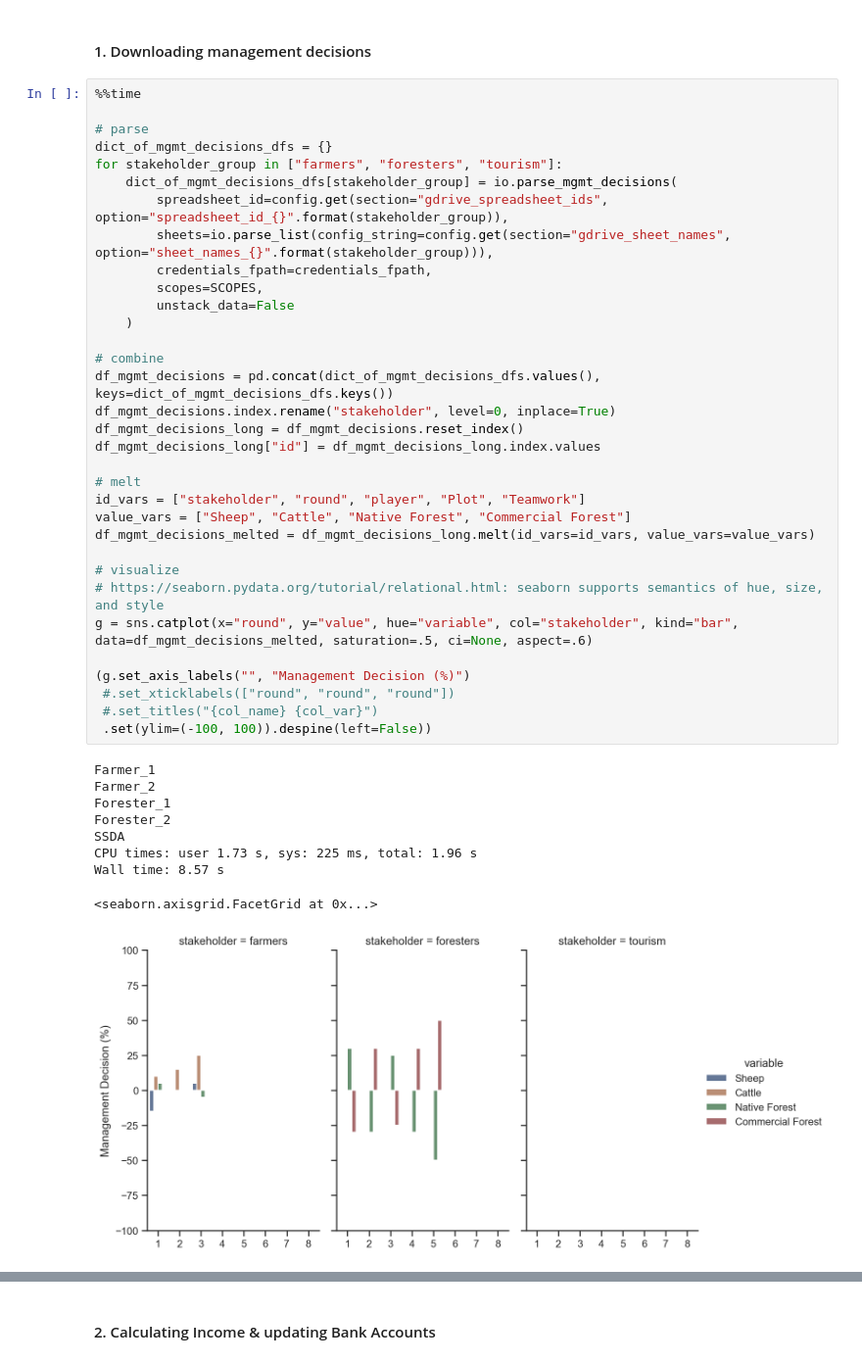
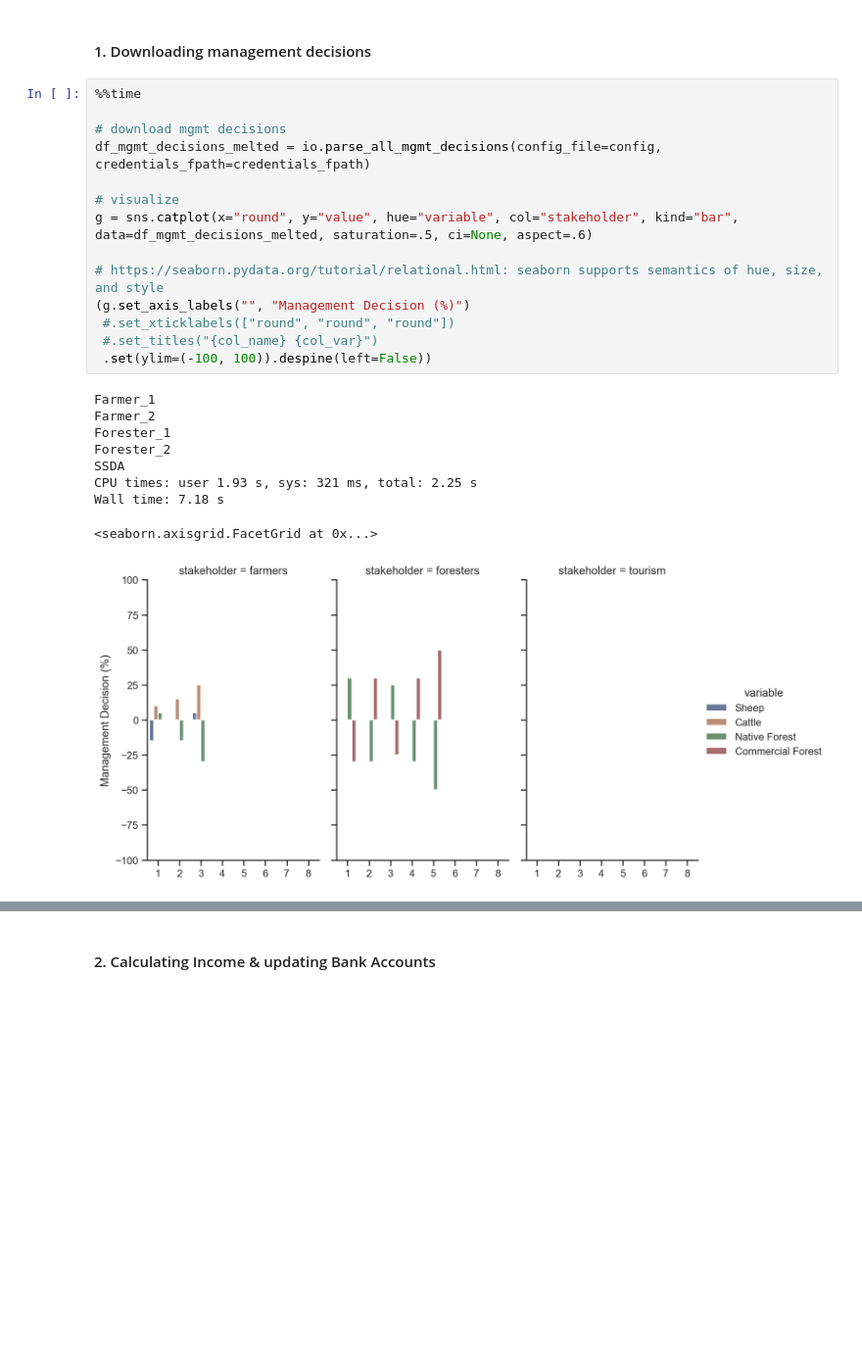
Before and after one commit to derpyninja/gecm, a Jupyter notebook: notebooks/01-mb-fz-prototype-v2.ipynb, the cells around one changed output, grey strips where cells are left out. Shown: that part at 98% size. Saved outputs shown, nothing was run; the diff lists cells and outputs as text; blank space fills up the shorter version.

```diff
--- a/notebooks/01-mb-fz-prototype-v2.ipynb
+++ b/notebooks/01-mb-fz-prototype-v2.ipynb
@@ -200,46 +182,27 @@ playing_field.show_dashboard(figure_size=(13,8))
 ### Round 1
 # %% [markdown]
 #### 1. Downloading management decisions
-# %%
-%%time
-
-# parse
-dict_of_mgmt_decisions_dfs = {}
-for stakeholder_group in ["farmers", "foresters", "tourism"]:
-    dict_of_mgmt_decisions_dfs[stakeholder_group] = io.parse_mgmt_decisions(
-        spreadsheet_id=config.get(section="gdrive_spreadsheet_ids", option="spreadsheet_id_{}".format(stakeholder_group)),
-        sheets=io.parse_list(config_string=config.get(section="gdrive_sheet_names", option="sheet_names_{}".format(stakeholder_group))),
-        credentials_fpath=credentials_fpath,
-        scopes=SCOPES,
-        unstack_data=False
-    )
-
-# combine
-df_mgmt_decisions = pd.concat(dict_of_mgmt_decisions_dfs.values(), keys=dict_of_mgmt_decisions_dfs.keys())
-df_mgmt_decisions.index.rename("stakeholder", level=0, inplace=True)
-df_mgmt_decisions_long = df_mgmt_decisions.reset_index()
-df_mgmt_decisions_long["id"] = df_mgmt_decisions_long.index.values
-
-# melt
-id_vars = ["stakeholder", "round", "player", "Plot", "Teamwork"]
-value_vars = ["Sheep", "Cattle", "Native Forest", "Commercial Forest"]
-df_mgmt_decisions_melted = df_mgmt_decisions_long.melt(id_vars=id_vars, value_vars=value_vars)
-
-# visualize
-# https://seaborn.pydata.org/tutorial/relational.html: seaborn supports semantics of hue, size, and style
-g = sns.catplot(x="round", y="value", hue="variable", col="stakeholder", kind="bar", data=df_mgmt_decisions_melted, saturation=.5, ci=None, aspect=.6)
-
-(g.set_axis_labels("", "Management Decision (%)")
- #.set_xticklabels(["round", "round", "round"])
- #.set_titles("{col_name} {col_var}")
- .set(ylim=(-100, 100)).despine(left=False))
-# %% [output]
-Farmer_1
-Farmer_2
-Forester_1
-Forester_2
-SSDA
-CPU times: user 1.73 s, sys: 225 ms, total: 1.96 s
-Wall time: 8.57 s
-<seaborn.axisgrid.FacetGrid at 0x...>
-[figure, removed]
+# %%
+%%time
+
+# download mgmt decisions
+df_mgmt_decisions_melted = io.parse_all_mgmt_decisions(config_file=config, credentials_fpath=credentials_fpath)
+
+# visualize
+g = sns.catplot(x="round", y="value", hue="variable", col="stakeholder", kind="bar", data=df_mgmt_decisions_melted, saturation=.5, ci=None, aspect=.6)
+
+# https://seaborn.pydata.org/tutorial/relational.html: seaborn supports semantics of hue, size, and style
+(g.set_axis_labels("", "Management Decision (%)")
+ #.set_xticklabels(["round", "round", "round"])
+ #.set_titles("{col_name} {col_var}")
+ .set(ylim=(-100, 100)).despine(left=False))
+# %% [output]
+Farmer_1
+Farmer_2
+Forester_1
+Forester_2
+SSDA
+CPU times: user 1.93 s, sys: 321 ms, total: 2.25 s
+Wall time: 7.18 s
+<seaborn.axisgrid.FacetGrid at 0x...>
+[figure, added]
```
Also changed, not shown: parts of 14 cells of this notebook, 7 other files.
